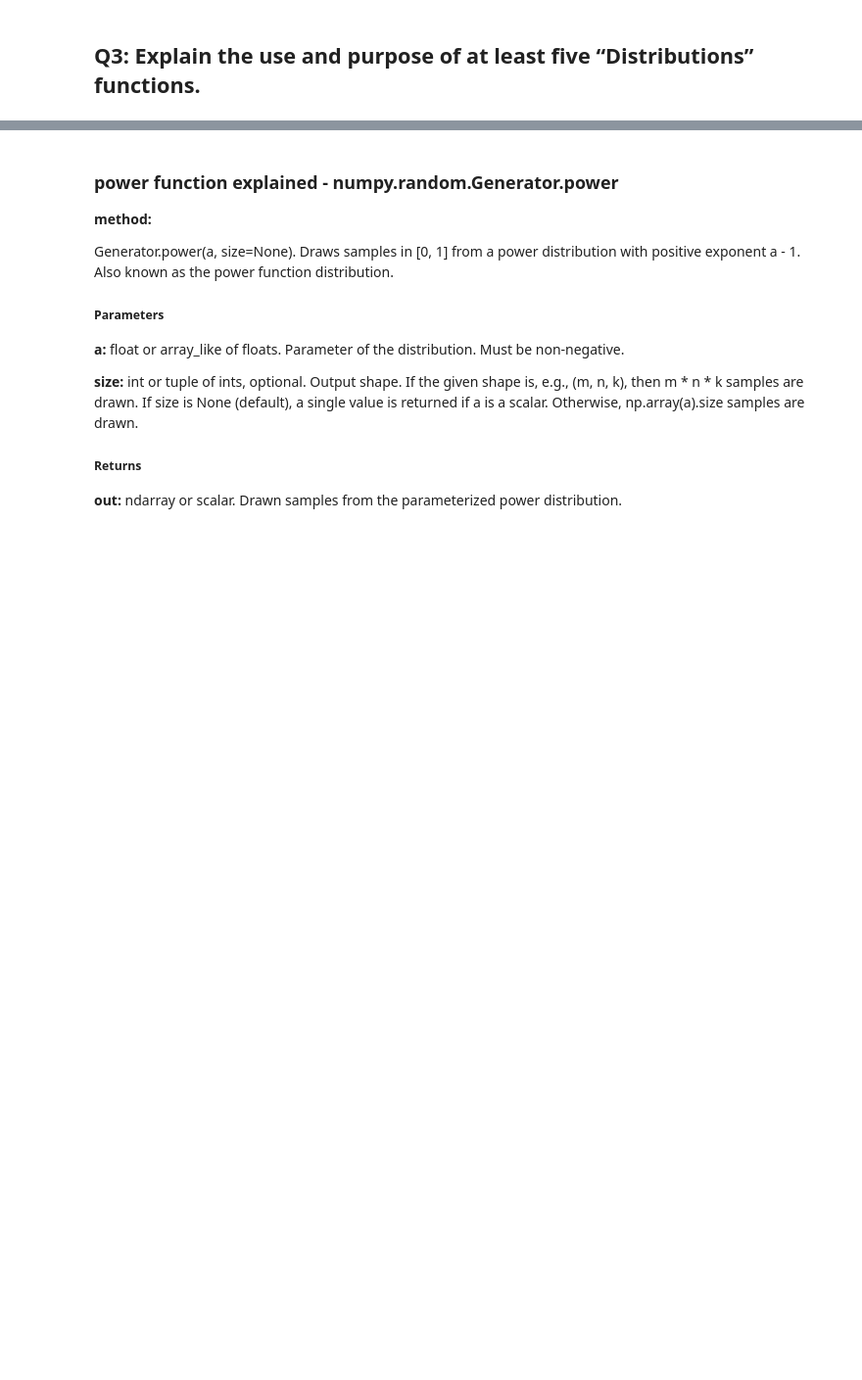
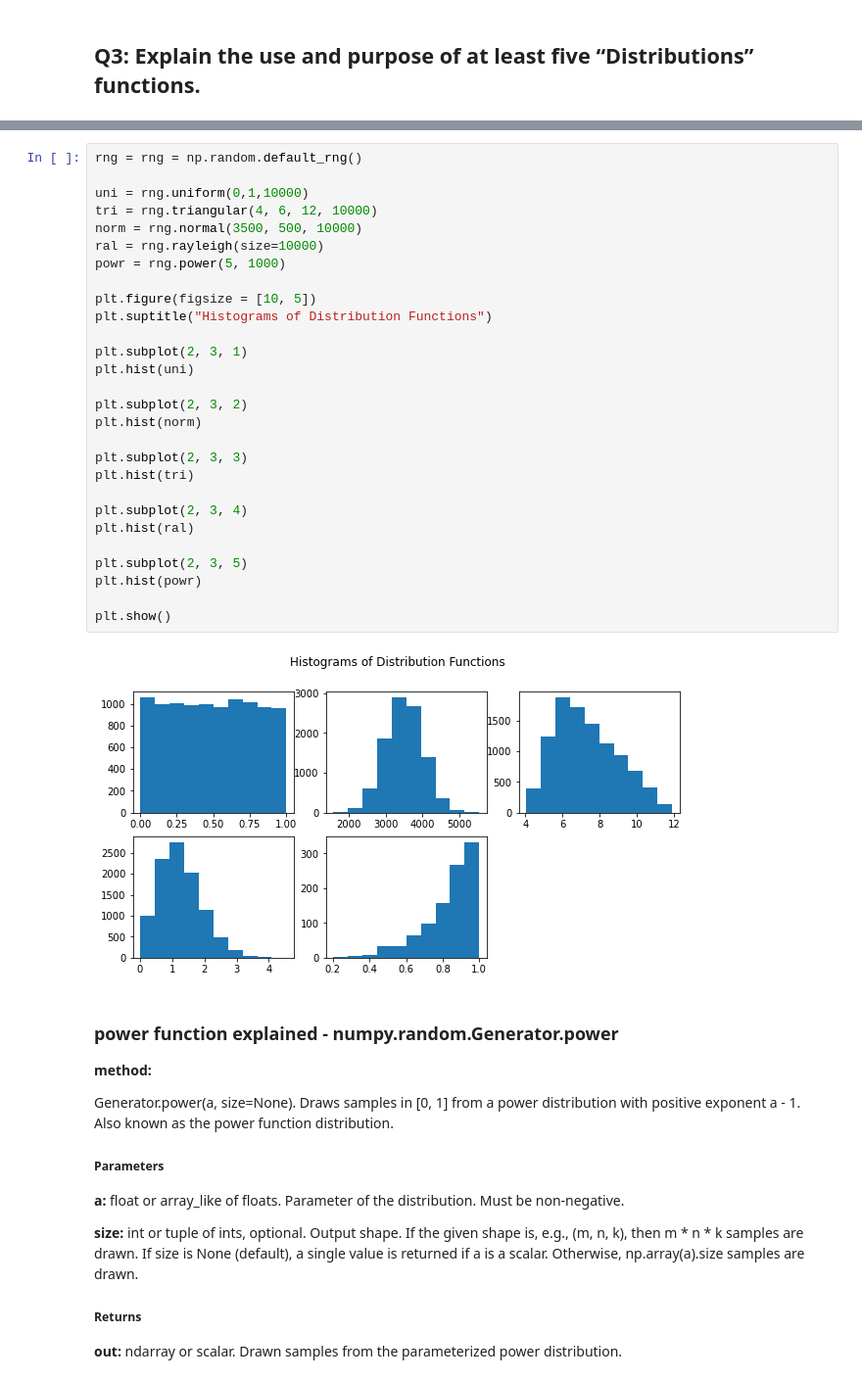
Before and after one commit to PJFinnerty/52465-Assignment, a Jupyter notebook: Practical Assignment.ipynb, the cells around one changed output, grey strips where cells are left out. Shown at 98% size. Cells and saved outputs as stored; diff of their text form; blank space fills up the shorter version.

```diff
--- a/Practical Assignment.ipynb
+++ b/Practical Assignment.ipynb
@@ -421,3 +448,33 @@ array([[1, 0, 2],
+# %%
+rng = rng = np.random.default_rng()
+
+uni = rng.uniform(0,1,10000)
+tri = rng.triangular(4, 6, 12, 10000)
+norm = rng.normal(3500, 500, 10000)
+ral = rng.rayleigh(size=10000)
+powr = rng.power(5, 1000)
+
+plt.figure(figsize = [10, 5])
+plt.suptitle("Histograms of Distribution Functions")
+
+plt.subplot(2, 3, 1)
+plt.hist(uni)
+
+plt.subplot(2, 3, 2)
+plt.hist(norm)
+
+plt.subplot(2, 3, 3)
+plt.hist(tri)
+
+plt.subplot(2, 3, 4)
+plt.hist(ral)
+
+plt.subplot(2, 3, 5)
+plt.hist(powr)
+
+plt.show()
+# %% [output]
+[figure, added]
 # %% [markdown]
 ### power function explained - numpy.random.Generator.power
 **method:**
```
Also changed, not shown: parts of 9 cells of this notebook, 2 other files.
